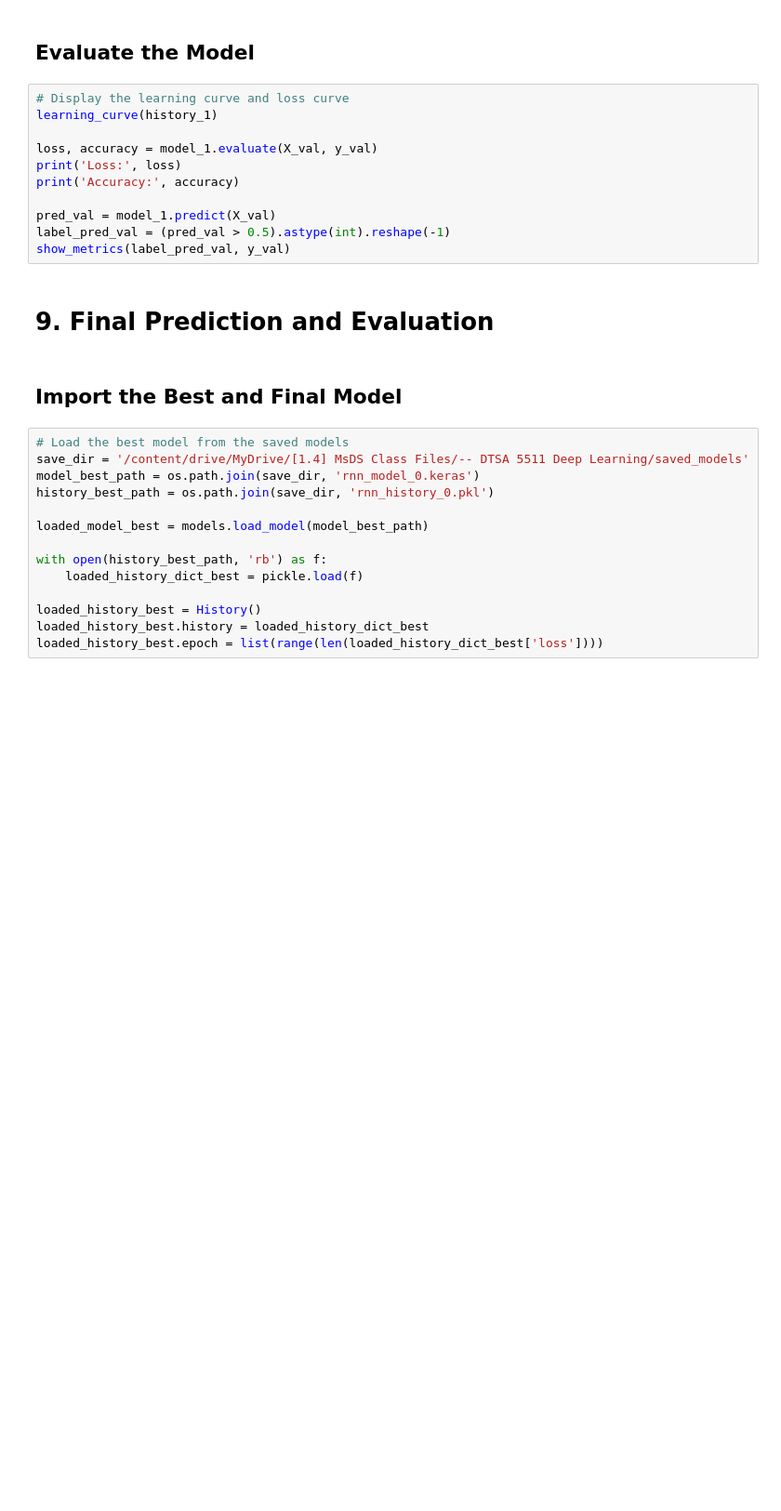
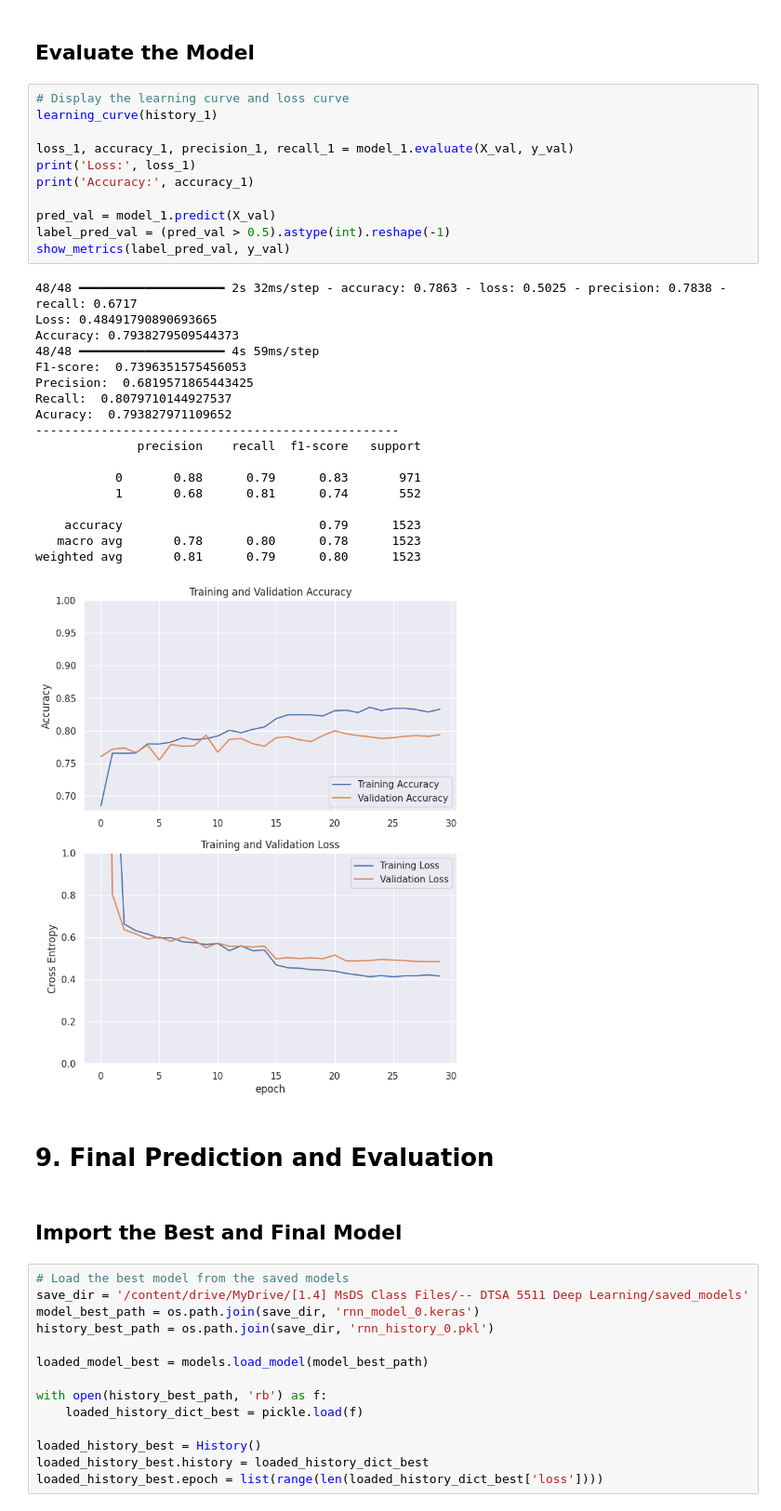
Before and after one commit to TOM-BOHN/MsDS-deep-learing-rnn-disaster-tweets, a Jupyter notebook: deep-learing-rnn-disaster-tweets.ipynb, the cells around one changed output. Shown: that part at 93% size. Drawn from its saved outputs; the diff is of its cells as text; blank space fills up the shorter version.

```diff
--- a/deep-learing-rnn-disaster-tweets.ipynb
+++ b/deep-learing-rnn-disaster-tweets.ipynb
@@ -1063,14 +1073,33 @@ print(f"History saved to {save_dir}")
 # %%
 # Display the learning curve and loss curve
 learning_curve(history_1)
 
-loss, accuracy = model_1.evaluate(X_val, y_val)
-print('Loss:', loss)
-print('Accuracy:', accuracy)
+loss_1, accuracy_1, precision_1, recall_1 = model_1.evaluate(X_val, y_val)
+print('Loss:', loss_1)
+print('Accuracy:', accuracy_1)
 
 pred_val = model_1.predict(X_val)
 label_pred_val = (pred_val > 0.5).astype(int).reshape(-1)
 show_metrics(label_pred_val, y_val)
+# %% [output]
+48/48 ━━━━━━━━━━━━━━━━━━━━ 2s 32ms/step - accuracy: 0.7863 - loss: 0.5025 - precision: 0.7838 - recall: 0.6717
+Loss: 0.48491790890693665
+Accuracy: 0.7938279509544373
+48/48 ━━━━━━━━━━━━━━━━━━━━ 4s 59ms/step
+F1-score:  0.7396351575456053
+Precision:  0.6819571865443425
+Recall:  0.8079710144927537
+Acuracy:  0.793827971109652
+--------------------------------------------------
+              precision    recall  f1-score   support
+
+           0       0.88      0.79      0.83       971
+           1       0.68      0.81      0.74       552
+
+    accuracy                           0.79      1523
+   macro avg       0.78      0.80      0.78      1523
+weighted avg       0.81      0.79      0.80      1523
+[figure, added]
 # %% [markdown]
 # 9.&nbsp;Final Prediction and Evaluation
 # %% [markdown]
```
Also changed, not shown: parts of 19 cells of this notebook.
